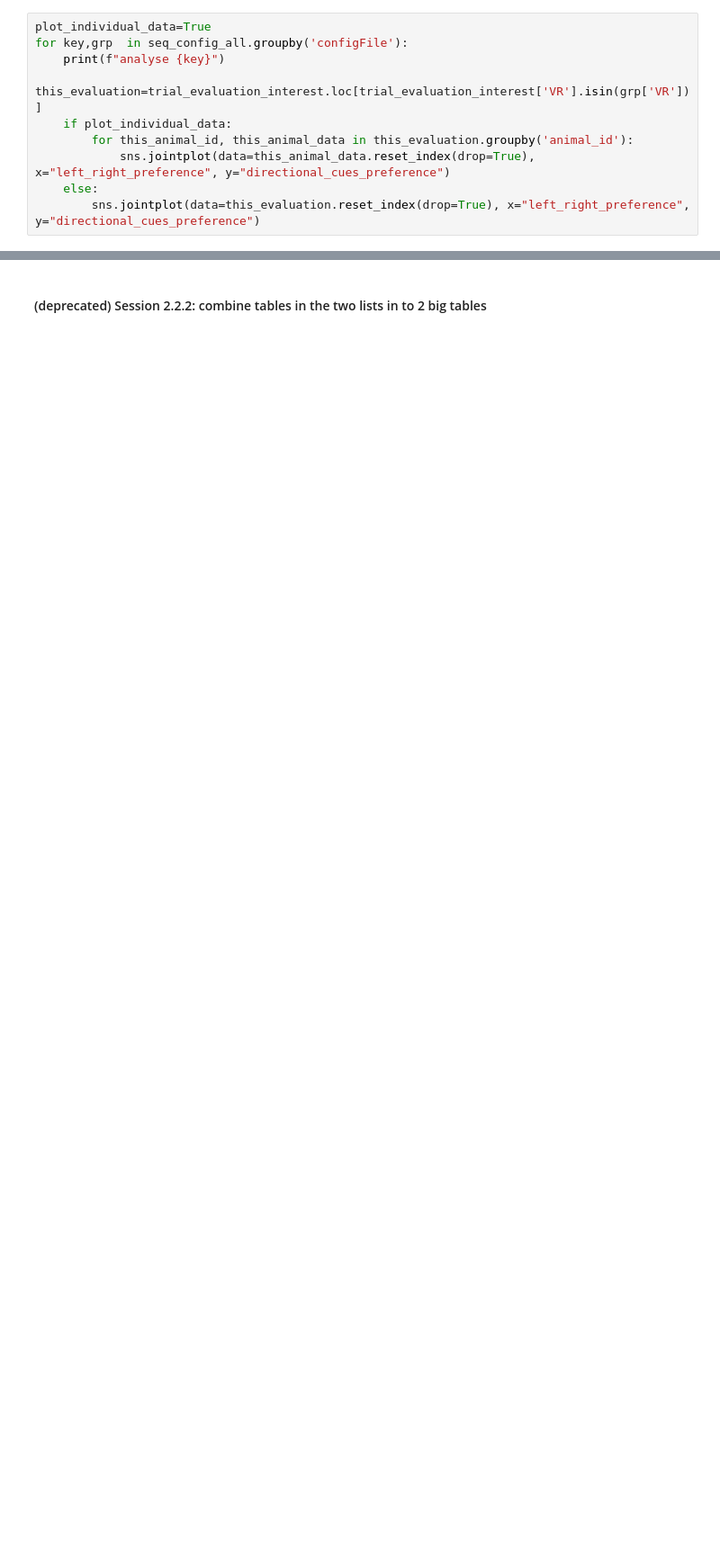
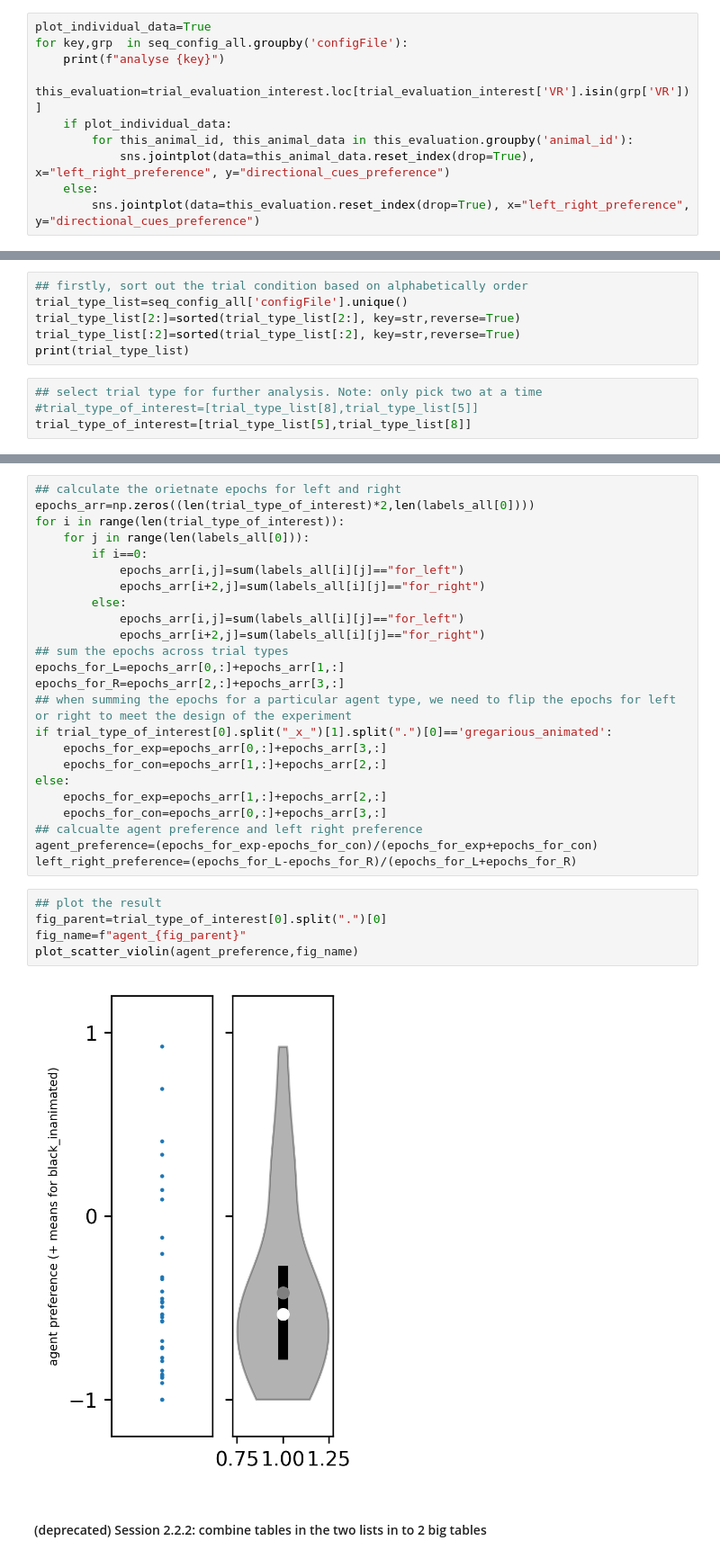
Before and after one commit to chiyu1203/UnityDataAnalysis, a Jupyter notebook: data_exploration_tutorial.ipynb, the cells around one changed output, grey strips where cells are left out. Shown at 90% size. Cells and saved outputs as stored; diff of their text form; blank space fills up the shorter version.

Commit message:
add support the plot scatter and violin plot across two trial type. Move plot scatter and violin plot to trajectory_analysis.py

```diff
--- a/data_exploration_tutorial.ipynb
+++ b/data_exploration_tutorial.ipynb
@@ -281,2 +302,12 @@ for key,grp  in seq_config_all.groupby('configFile'):
+# %%
+## firstly, sort out the trial condition based on alphabetically order
+trial_type_list=seq_config_all['configFile'].unique()
+trial_type_list[2:]=sorted(trial_type_list[2:], key=str,reverse=True)
+trial_type_list[:2]=sorted(trial_type_list[:2], key=str,reverse=True)
+print(trial_type_list)
+# %%
+## select trial type for further analysis. Note: only pick two at a time
+#trial_type_of_interest=[trial_type_list[8],trial_type_list[5]]
+trial_type_of_interest=[trial_type_list[5],trial_type_list[8]]
 # %%
 plot_individual_data=True
@@ -359,3 +328,34 @@ plt.show()
+# %%
+## calculate the orietnate epochs for left and right
+epochs_arr=np.zeros((len(trial_type_of_interest)*2,len(labels_all[0])))
+for i in range(len(trial_type_of_interest)):
+    for j in range(len(labels_all[0])):
+        if i==0:
+            epochs_arr[i,j]=sum(labels_all[i][j]=="for_left")
+            epochs_arr[i+2,j]=sum(labels_all[i][j]=="for_right")
+        else:
+            epochs_arr[i,j]=sum(labels_all[i][j]=="for_left")
+            epochs_arr[i+2,j]=sum(labels_all[i][j]=="for_right")
+## sum the epochs across trial types
+epochs_for_L=epochs_arr[0,:]+epochs_arr[1,:]
+epochs_for_R=epochs_arr[2,:]+epochs_arr[3,:]
+## when summing the epochs for a particular agent type, we need to flip the epochs for left or right to meet the design of the experiment
+if trial_type_of_interest[0].split("_x_")[1].split(".")[0]=='gregarious_animated':
+    epochs_for_exp=epochs_arr[0,:]+epochs_arr[3,:]
+    epochs_for_con=epochs_arr[1,:]+epochs_arr[2,:]
+else:
+    epochs_for_exp=epochs_arr[1,:]+epochs_arr[2,:]
+    epochs_for_con=epochs_arr[0,:]+epochs_arr[3,:]
+## calcualte agent preference and left right preference
+agent_preference=(epochs_for_exp-epochs_for_con)/(epochs_for_exp+epochs_for_con)
+left_right_preference=(epochs_for_L-epochs_for_R)/(epochs_for_L+epochs_for_R)
+# %%
+## plot the result
+fig_parent=trial_type_of_interest[0].split(".")[0]
+fig_name=f"agent_{fig_parent}"
+plot_scatter_violin(agent_preference,fig_name)
+# %% [output]
+[figure, added]
 # %% [markdown]
 #### (deprecated) Session 2.2.2: combine tables in the two lists in to 2 big tables
 # %%
```
Also changed, not shown: parts of 11 cells of this notebook, 1 other file.
